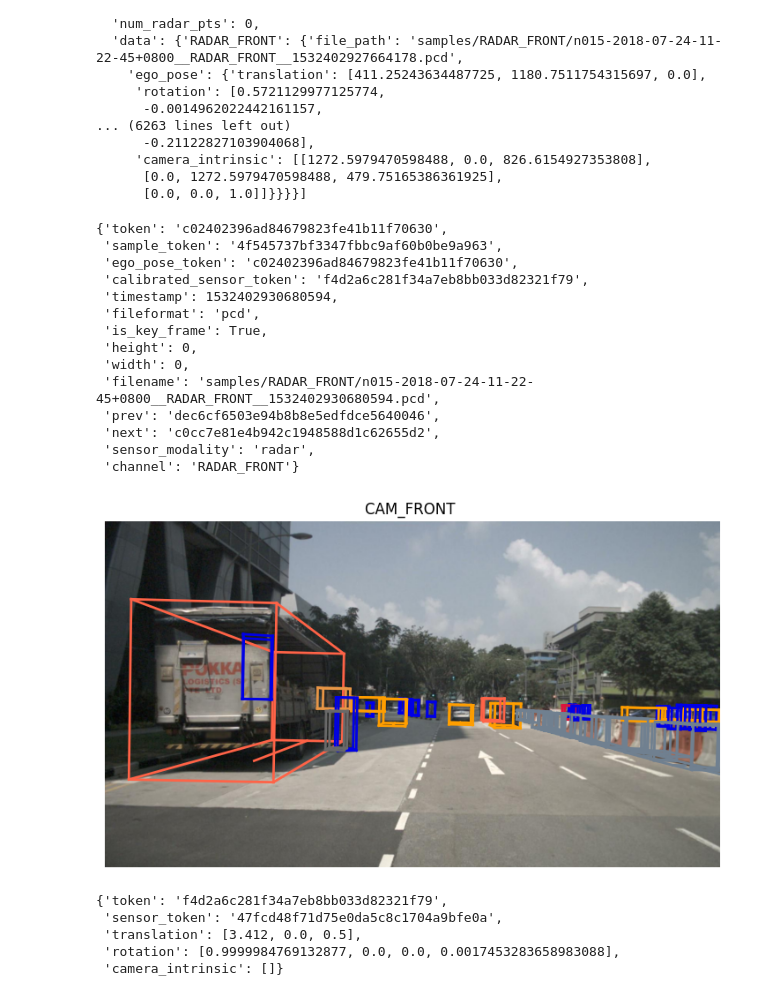
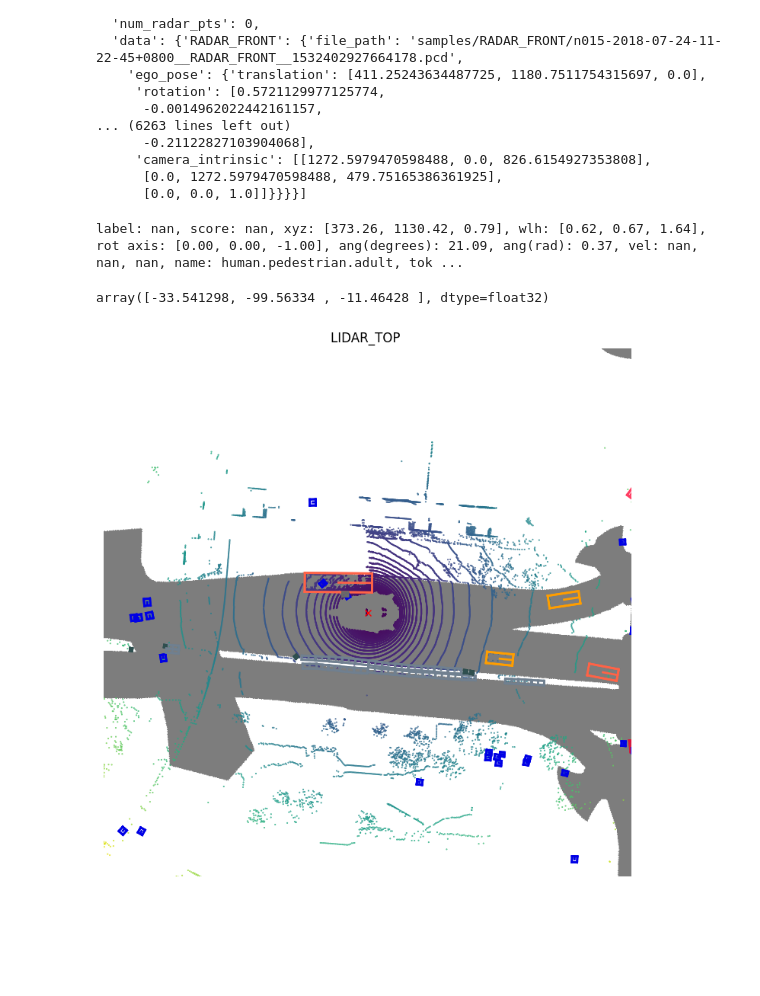
Before and after one commit to chvjiang/autoDTP, a Jupyter notebook: temp.ipynb, the cells around one changed output. Saved outputs shown, nothing was run; the diff lists cells and outputs as text; code cells hidden in the pictures; blank space fills up the shorter version.

```diff
--- a/temp.ipynb
+++ b/temp.ipynb
@@ -1,3 +1,3 @@
 # %%
 from nuscenes.nuscenes import NuScenes
-nusc = NuScenes(version='v1.0-mini', dataroot='DATA/', verbose=True)
+nusc = NuScenes(version='v1.0-mini', dataroot='DATA/', verbose=False)
@@ -245,20 +220,3 @@ p[0]['annotations']
      'camera_intrinsic': [[1272.5979470598488, 0.0, 826.6154927353808],
       [0.0, 1272.5979470598488, 479.75165386361925],
       [0.0, 0.0, 1.0]]}}}}]
-# %%
-nusc.get('sample_data','c02402396ad84679823fe41b11f70630')
-# %% [output]
-{'token': 'c02402396ad84679823fe41b11f70630',
- 'sample_token': '4f545737bf3347fbbc9af60b0be9a963',
- 'ego_pose_token': 'c02402396ad84679823fe41b11f70630',
- 'calibrated_sensor_token': 'f4d2a6c281f34a7eb8bb033d82321f79',
- 'timestamp': 1532402930680594,
- 'fileformat': 'pcd',
- 'is_key_frame': True,
- 'height': 0,
- 'width': 0,
- 'filename': 'samples/RADAR_FRONT/n015-2018-07-24-11-22-45+0800__RADAR_FRONT__1532402930680594.pcd',
- 'prev': 'dec6cf6503e94b8b8e5edfdce5640046',
- 'next': 'c0cc7e81e4b942c1948588d1c62655d2',
- 'sensor_modality': 'radar',
- 'channel': 'RADAR_FRONT'}
@@ -265,12 +234,13 @@ nusc.get('sample_data','c02402396ad84679823fe41b11f70630')
+# %%
+box
+# %% [output]
+label: nan, score: nan, xyz: [373.26, 1130.42, 0.79], wlh: [0.62, 0.67, 1.64], rot axis: [0.00, 0.00, -1.00], ang(degrees): 21.09, ang(rad): 0.37, vel: nan, nan, nan, name: human.pedestrian.adult, tok ...
+# %%
+import numpy as np
+np.min(points,axis=0)
+# %% [output]
+array([-33.541298, -99.56334 , -11.46428 ], dtype=float32)
 # %%
-nusc.render_sample_data('e3d495d4ac534d54b321f50006683844')
+nusc.render_sample_data('fca0353274424116948fa1f10be1fc29')
 # %% [output]
-[figure, old version]
+[figure, new version]
-# %%
-nusc.get('calibrated_sensor','f4d2a6c281f34a7eb8bb033d82321f79')
-# %% [output]
-{'token': 'f4d2a6c281f34a7eb8bb033d82321f79',
- 'sensor_token': '47fcd48f71d75e0da5c8c1704a9bfe0a',
- 'translation': [3.412, 0.0, 0.5],
- 'rotation': [0.9999984769132877, 0.0, 0.0, 0.0017453283658983088],
- 'camera_intrinsic': []}
```
Also changed, not shown: parts of 3 cells of this notebook, 1 other file.
